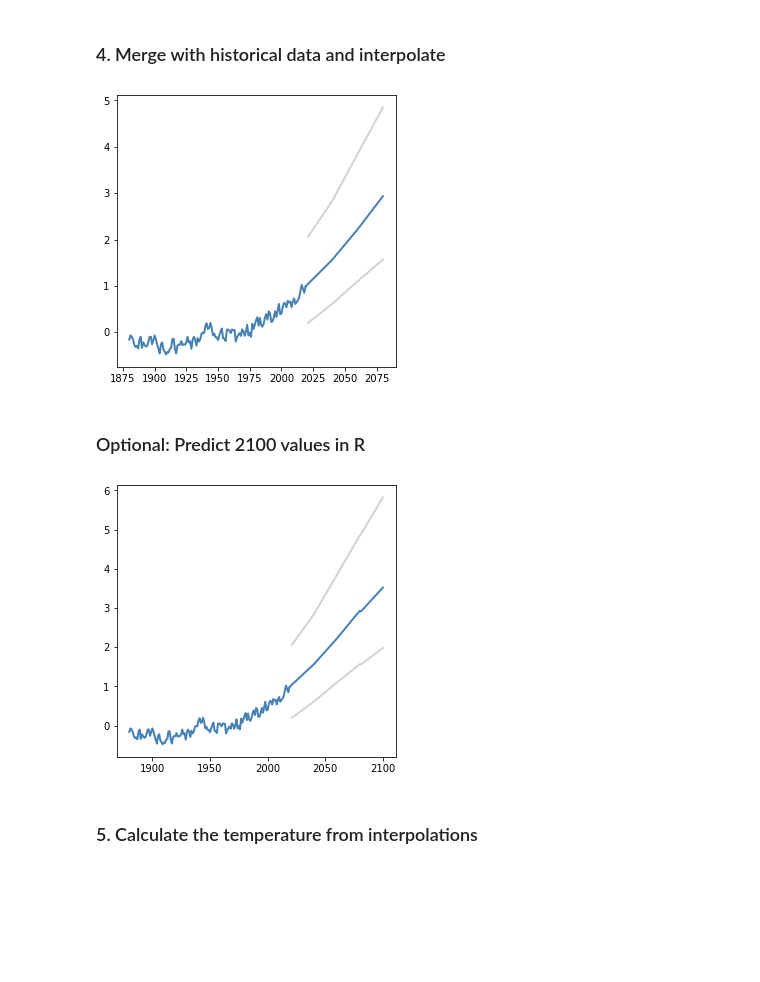
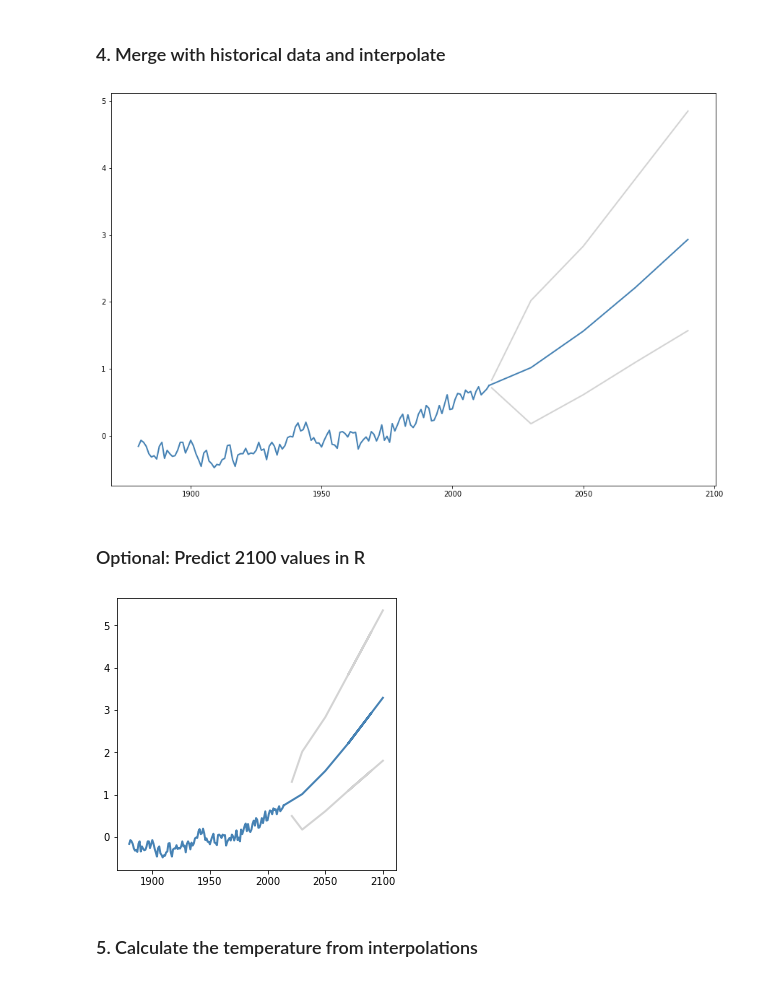
Before and after one commit to Vizzuality/earth-dashboard-data, a Jupyter notebook: processing/Climate.ipynb, the cells around one changed output. Drawn from its saved outputs; the diff is of its cells as text; code cells hidden in the pictures; blank space fills up the shorter version.

Commit message:
IPCC figure

```diff
--- a/processing/Climate.ipynb
+++ b/processing/Climate.ipynb
@@ -243,27 +248,27 @@ interp.to_csv(f"../../../Earth_Dashboard/temperature_projections_6.0_end2080.csv
 #interp.to_csv(f"../../../Earth_Dashboard/temperature_projections_8.5.csv")
 # %%
-interp = pd.read_csv(f"../../../Earth_Dashboard/temperature_projections_6.0_end2080.csv")
+interp = pd.read_csv(f"../../../Earth_Dashboard/temperature_projections_6.0_2014.csv")
 #interp = pd.read_csv(f"../../../Earth_Dashboard/temperature_projections_6.0.csv")
 
-fig, ax = plt.subplots(figsize=(5, 5))
+fig, ax = plt.subplots(figsize=(15, 10))
 #historical
-ax.plot(temp.x,temp.y,color='steelblue',linewidth=2)
+ax.plot(temp[temp['x']<2015].x,temp[temp['x']<2015].y,color='steelblue',linewidth=2)
+#ax.plot(temp[temp['x']>2013].x,temp[temp['x']>2013].y,color='red',linewidth=2)
 #8.5 RCP AR5
 ax.plot(interp.loc[interp['model']==' Ensemble (50th Percentile)','year'],
         interp.loc[interp['model']==' Ensemble (50th Percentile)','temp'],
         color='steelblue',linewidth=2)
-ax.plot(interp.loc[(interp['model']==' Ensemble (10th Percentile)') & (interp['year']> 2020),'year'],
-        interp.loc[(interp['model']==' Ensemble (10th Percentile)') & (interp['year']> 2020),'temp'],
+ax.plot(interp.loc[(interp['model']==' Ensemble (10th Percentile)') & (interp['year']> 2014),'year'],
+        interp.loc[(interp['model']==' Ensemble (10th Percentile)') & (interp['year']> 2014),'temp'],
         color='lightgray',linewidth=2)
-ax.plot(interp.loc[(interp['model']==' Ensemble (90th Percentile)') & (interp['year']> 2020),'year'],
-        interp.loc[(interp['model']==' Ensemble (90th Percentile)') & (interp['year']> 2020),'temp'],
+ax.plot(interp.loc[(interp['model']==' Ensemble (90th Percentile)') & (interp['year']> 2014),'year'],
+        interp.loc[(interp['model']==' Ensemble (90th Percentile)') & (interp['year']> 2014),'temp'],
         color='lightgray',linewidth=2)
 plt.show()
-#fig.savefig(f'../../../Earth_Dashboard/temperature_projections_8.5_end2080.svg',dpi=300,transparent=True,format='svg')
-fig.savefig(f'../../../Earth_Dashboard/temperature_projections_6.0_end2080.png',dpi=300,transparent=True,format='png')
+#fig.savefig(f'../../../Earth_Dashboard/temperature_projections_6.0_2014.png',dpi=300,transparent=True,format='png')
 #fig.savefig(f'../../../Earth_Dashboard/temperature_projections_6.0.png',dpi=300,transparent=True,format='png')
 # %% [output]
-[figure, old version]
+[figure, new version]
 # %% [markdown]
 ### Optional: Predict 2100 values in R
 # %%
@@ -288,7 +296,8 @@ write.csv('Documents/Earth_Dashboard/temperature_projections_6.0_pred2100.csv',r
 interp = pd.read_csv(f"../../../Earth_Dashboard/temperature_projections_6.0_pred2100.csv")
 fig, ax = plt.subplots(figsize=(5, 5))
 #historical
-ax.plot(temp.x,temp.y,color='steelblue',linewidth=2)
+ax.plot(temp[temp['x']<2015].x,temp[temp['x']<2015].y,color='steelblue',linewidth=2)
+#ax.plot(temp[temp['x']>2013].x,temp[temp['x']>2013].y,color='red',linewidth=2)
 #8.5 RCP AR5
 ax.plot(interp.loc[interp['model']==' Ensemble (50th Percentile)','year'],
         interp.loc[interp['model']==' Ensemble (50th Percentile)','temp'],
@@ -303,7 +312,7 @@ plt.show()
 fig.savefig(f'../../../Earth_Dashboard/temperature_projections_6.0_pred2080-2100.svg',dpi=300,transparent=True,format='svg')
 fig.savefig(f'../../../Earth_Dashboard/temperature_projections_6.0_pred2080-2100.png',dpi=300,transparent=True,format='png')
 # %% [output]
-[figure, old version]
+[figure, new version]
 # %% [markdown]
 ### 5. Calculate the temperature from interpolations
 # %%
```
Also changed, not shown: parts of 12 cells of this notebook, 1 other file.
